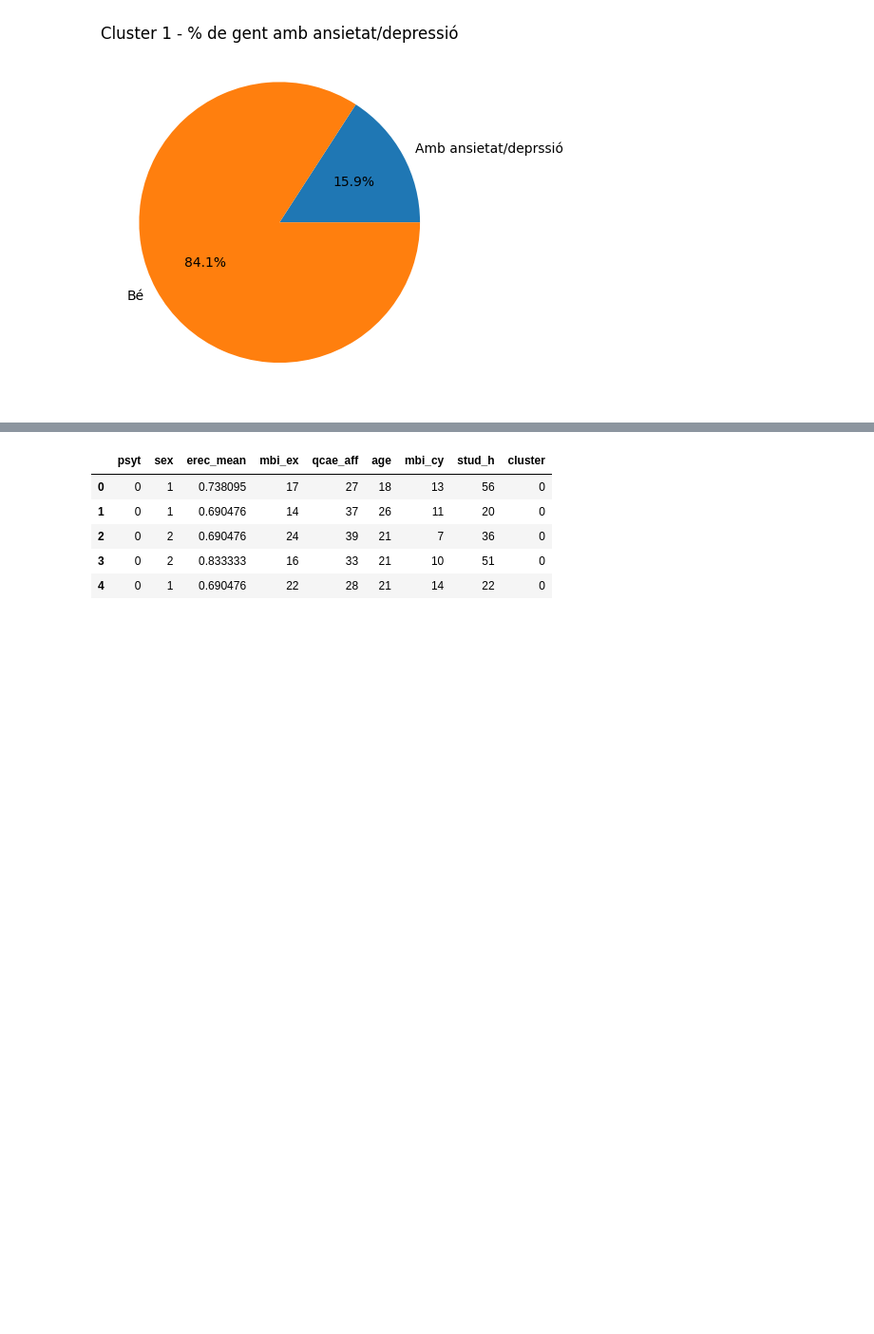
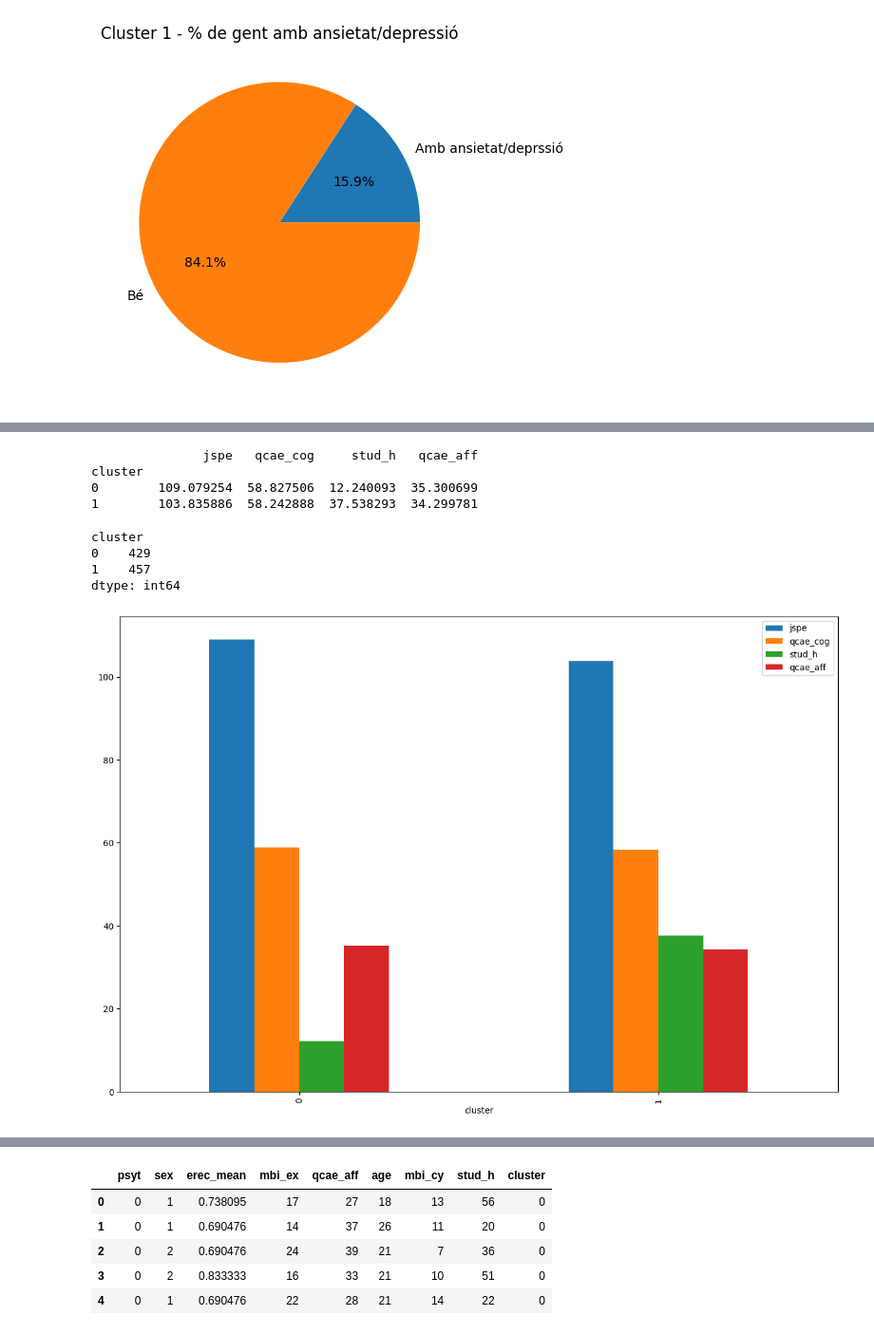
Before and after one commit to DCC-UAB/ACproject-07, a Jupyter notebook: codi/gaussianMixture.ipynb, the cells around one changed output, grey strips where cells are left out. Shown at 95% size. Saved outputs shown, nothing was run; the diff lists cells and outputs as text; code cells hidden in the pictures; blank space fills up the shorter version.

```diff
--- a/codi/gaussianMixture.ipynb
+++ b/codi/gaussianMixture.ipynb
@@ -400,0 +462,26 @@ Notem que reduint les característiques hem obtingut una millora pel que fa l'ag
+# %%
+# Grouping the data frame by cluster to get the properties of each cluster
+cluster_grouped = df_clustered.groupby('cluster')
+cluster_properties = cluster_grouped.mean()
+
+# Printing the properties of each cluster (mean values of the variables)
+print(cluster_properties)
+# %% [output]
+               jspe   qcae_cog     stud_h   qcae_aff
+cluster
+0        109.079254  58.827506  12.240093  35.300699
+1        103.835886  58.242888  37.538293  34.299781
+# %%
+# Getting the number of patients in each cluster
+total_cluster = cluster_grouped.size()
+total_cluster
+# %% [output]
+cluster
+0    429
+1    457
+dtype: int64
+# %%
+cluster_properties.plot(kind='bar', figsize=(15, 10))
+plt.show()
+# %% [output]
+[figure, added]
```
Also changed, not shown: parts of 71 cells of this notebook.
